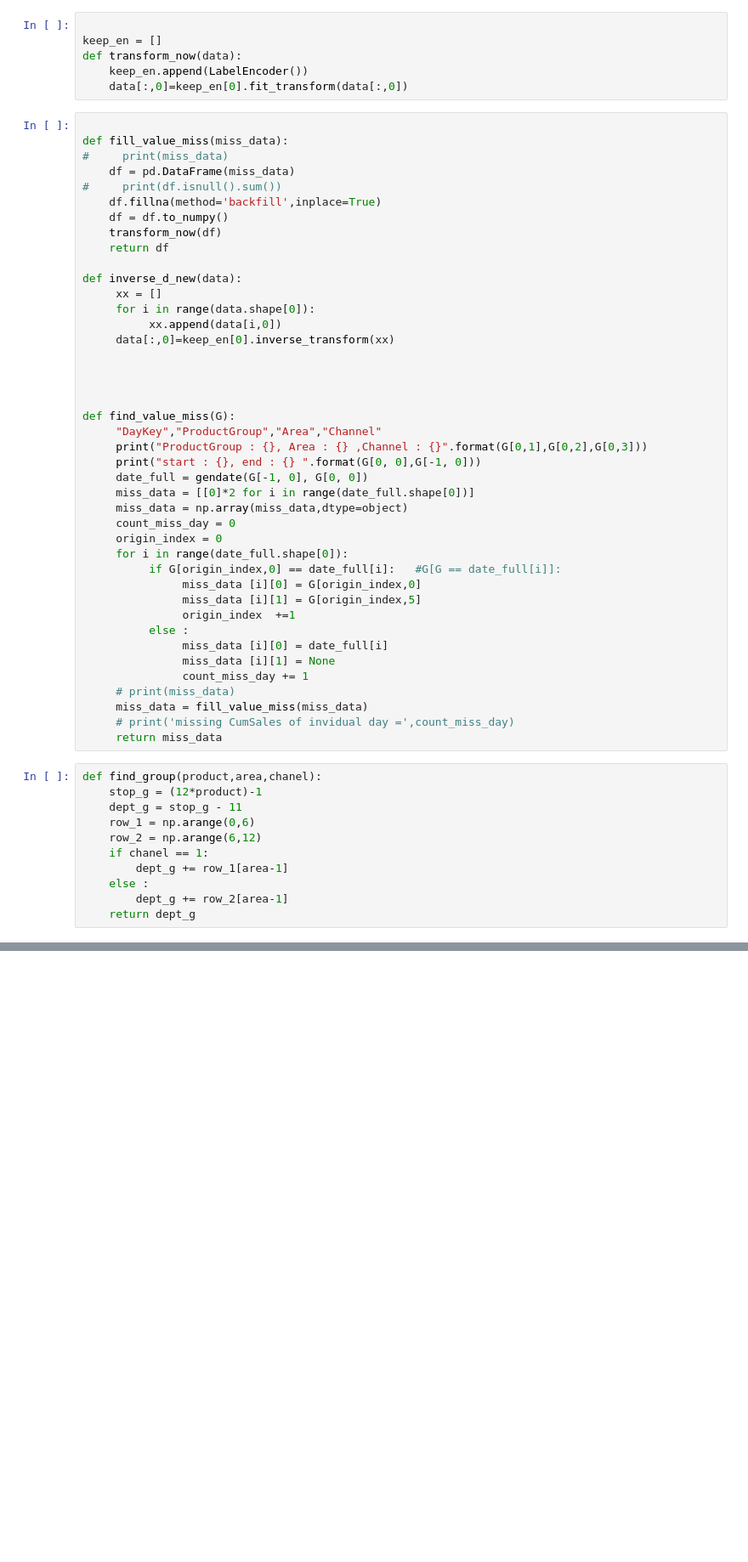
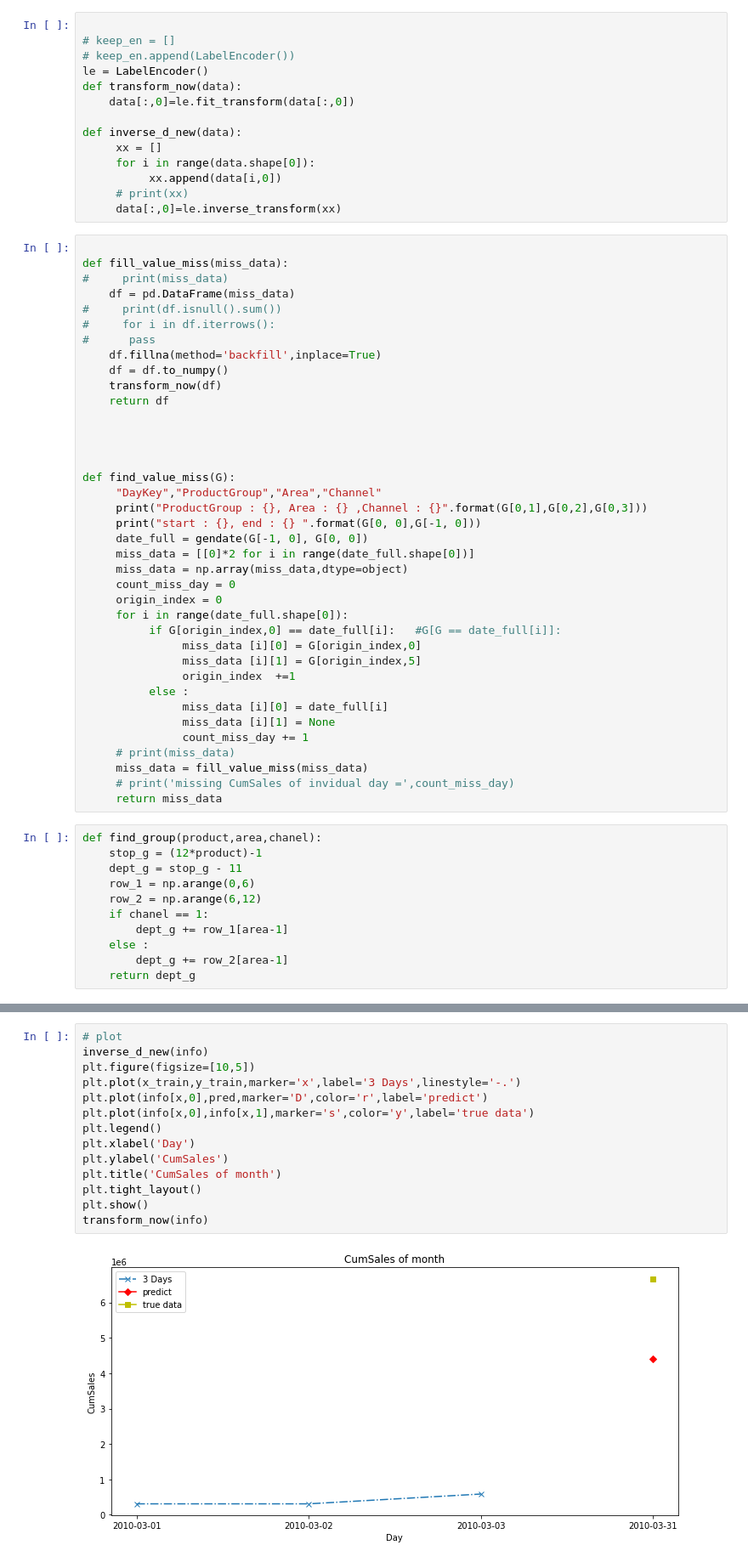
Before and after one commit to Raum27/sale_animal, a Jupyter notebook: morega_v3.ipynb, the cells around one changed output, grey strips where cells are left out. Shown at 85% size. Cells and saved outputs as stored; diff of their text form; blank space fills up the shorter version.

```diff
--- a/morega_v3.ipynb
+++ b/morega_v3.ipynb
@@ -82,28 +82,32 @@ def gendate(final_day, start_day):
                     if keep_y_m_d[-1] == final_day:
                         keep_y_m_d = np.array(keep_y_m_d)
                         return  keep_y_m_d
-# %%
-
-keep_en = []
-def transform_now(data):
-    keep_en.append(LabelEncoder())
-    data[:,0]=keep_en[0].fit_transform(data[:,0])
+# %%
+
+# keep_en = []
+# keep_en.append(LabelEncoder())
+le = LabelEncoder()
+def transform_now(data):
+    data[:,0]=le.fit_transform(data[:,0])
+
+def inverse_d_new(data):
+     xx = []
+     for i in range(data.shape[0]):
+          xx.append(data[i,0])
+     # print(xx)
+     data[:,0]=le.inverse_transform(xx)
 # %%
 
 def fill_value_miss(miss_data):
 #     print(miss_data)
     df = pd.DataFrame(miss_data)
 #     print(df.isnull().sum())
+#     for i in df.iterrows():
+#      pass
     df.fillna(method='backfill',inplace=True)
     df = df.to_numpy()
     transform_now(df)
     return df
-
-def inverse_d_new(data):
-     xx = []
-     for i in range(data.shape[0]):
-          xx.append(data[i,0])
-     data[:,0]=keep_en[0].inverse_transform(xx)
 
 
 
@@ -586,0 +303,16 @@ for i in range(6):
+# %%
+# plot
+inverse_d_new(info)
+plt.figure(figsize=[10,5])
+plt.plot(x_train,y_train,marker='x',label='3 Days',linestyle='-.')
+plt.plot(info[x,0],pred,marker='D',color='r',label='predict')
+plt.plot(info[x,0],info[x,1],marker='s',color='y',label='true data')
+plt.legend()
+plt.xlabel('Day')
+plt.ylabel('CumSales')
+plt.title('CumSales of month')
+plt.tight_layout()
+plt.show()
+transform_now(info)
+# %% [output]
+[figure, added]
```
Also changed, not shown: parts of 42 cells of this notebook.
